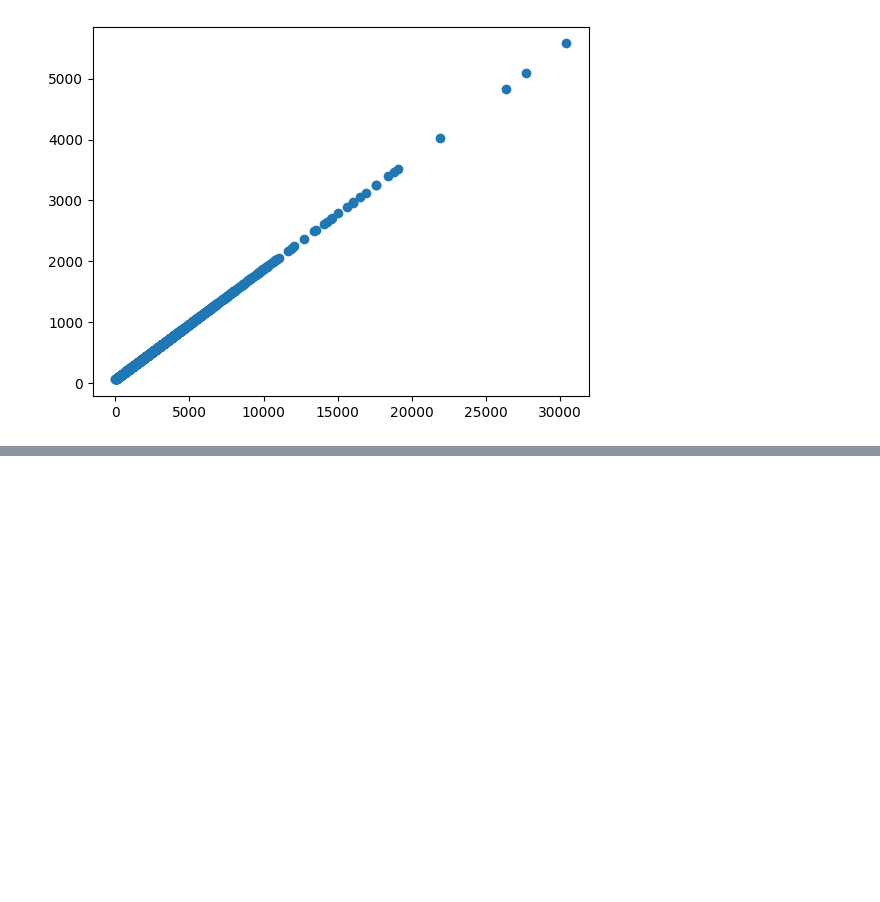
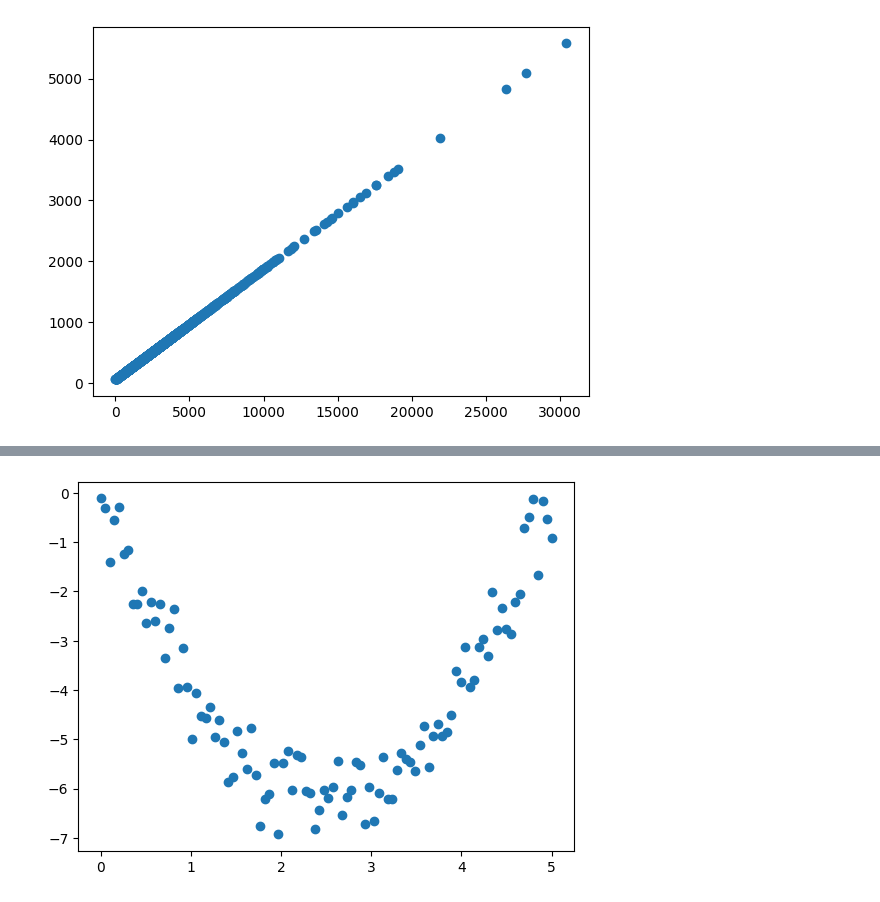
Before and after one commit to KARISHMA674/california_hosuing_data_regression_ML, a Jupyter notebook: California_housing_data_Regression_in_supervisied_ML.ipynb, the cells around one changed output, grey strips where cells are left out. Drawn from its saved outputs; the diff is of its cells as text; code cells hidden in the pictures; blank space fills up the shorter version.

```diff
--- a/California_housing_data_Regression_in_supervisied_ML.ipynb
+++ b/California_housing_data_Regression_in_supervisied_ML.ipynb
@@ -209,0 +236,7 @@ plt.show()
+# %%
+x=np.linspace(0,5,100).reshape(-1,1)
+y=-5*x+x**2+np.random.normal(0,0.5,x.shape[0]).reshape(-1,1)
+plt.scatter(x,y)
+plt.show()
+# %% [output]
+[figure, added]
```
Also changed, not shown: parts of 3 cells of this notebook.
